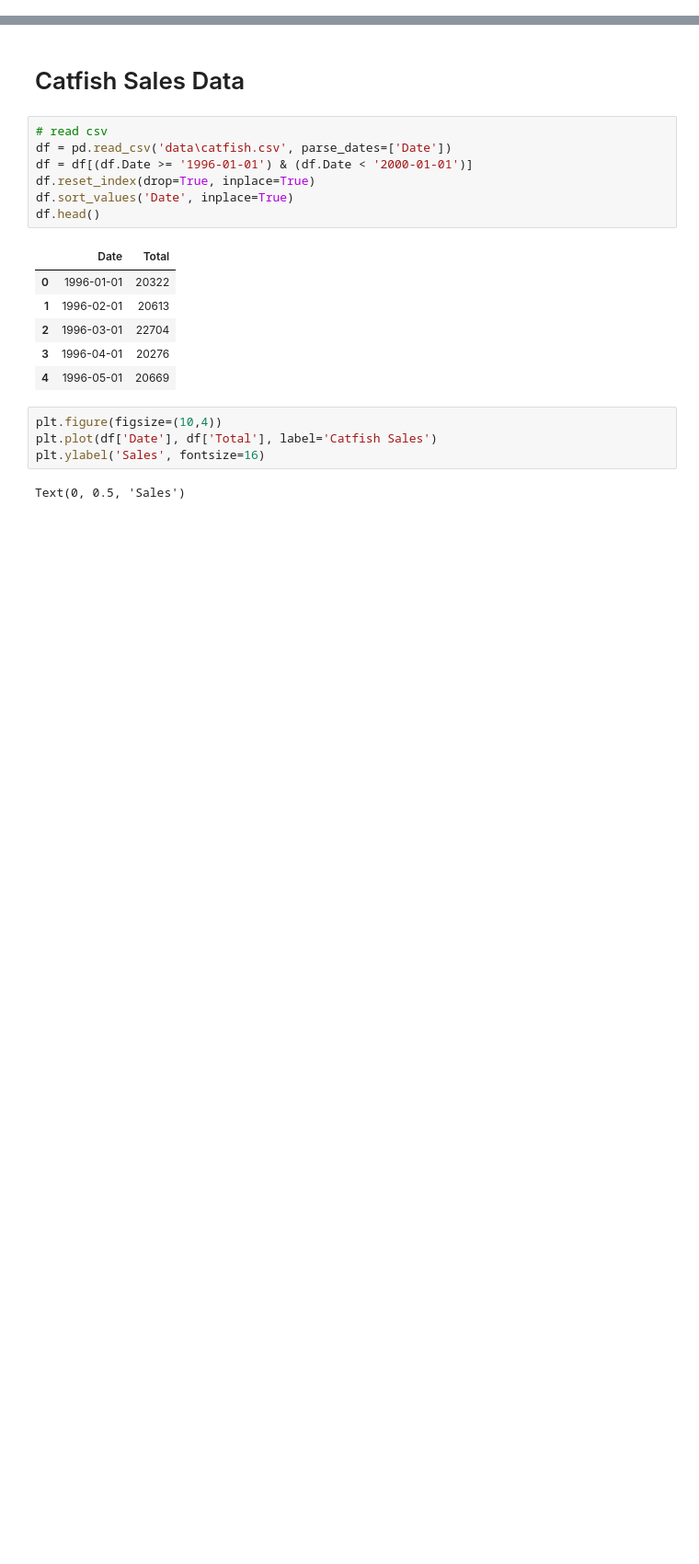
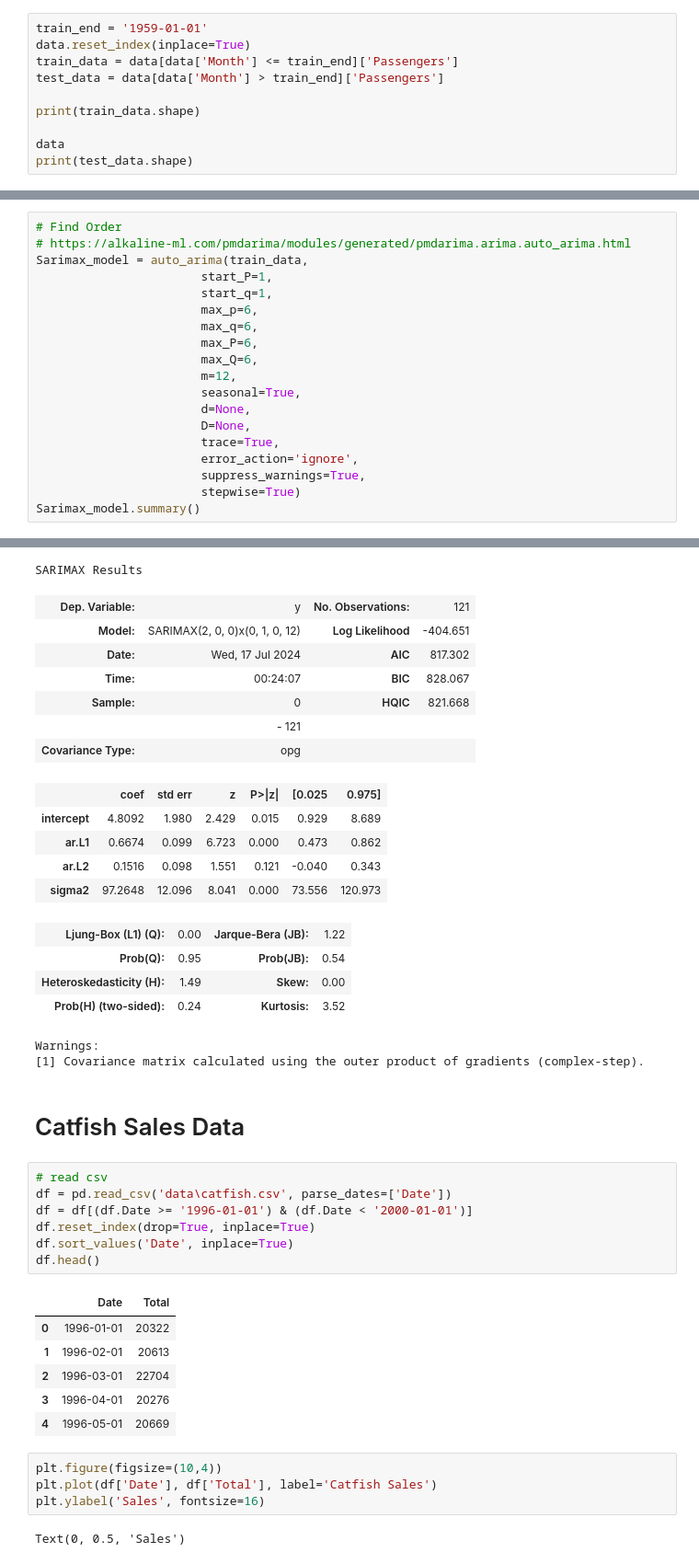
Before and after one commit to SalK91/time_series_101, a Jupyter notebook: 3c_sarmia_model.ipynb, the cells around one changed output, grey strips where cells are left out. Shown: that part at 92% size. Drawn from its saved outputs; the diff is of its cells as text; blank space fills up the shorter version.

```diff
--- a/3c_sarmia_model.ipynb
+++ b/3c_sarmia_model.ipynb
@@ -12,0 +78,10 @@ from time import time
+# %%
+train_end = '1959-01-01'
+data.reset_index(inplace=True)
+train_data = data[data['Month'] <= train_end]['Passengers']
+test_data = data[data['Month'] > train_end]['Passengers']
+
+print(train_data.shape)
+
+data
+print(test_data.shape)
@@ -12,0 +97,20 @@ from time import time
+# %%
+# Find Order
+# https://alkaline-ml.com/pmdarima/modules/generated/pmdarima.arima.auto_arima.html
+Sarimax_model = auto_arima(train_data,
+                       start_P=1,
+                       start_q=1,
+                       max_p=6,
+                       max_q=6,
+                       max_P=6,
+                       max_Q=6,
+                       m=12,
+                       seasonal=True,
+                       d=None,
+                       D=None,
+                       trace=True,
+                       error_action='ignore',
+                       suppress_warnings=True,
+                       stepwise=True)
+Sarimax_model.summary()
+# %% [output]
@@ -13,3 +134,22 @@ from time import time
+SARIMAX Results
+| Dep. Variable: | y | No. Observations: | 121 |
+| Model: | SARIMAX(2, 0, 0)x(0, 1, 0, 12) | Log Likelihood | -404.651 |
+| Date: | Wed, 17 Jul 2024 | AIC | 817.302 |
+| Time: | 00:24:07 | BIC | 828.067 |
+| Sample: | 0 | HQIC | 821.668 |
+|  | - 121 |  |  |
+| Covariance Type: | opg |  |  |
+|  | coef | std err | z | P>|z| | [0.025 | 0.975] |
+| intercept | 4.8092 | 1.980 | 2.429 | 0.015 | 0.929 | 8.689 |
+| ar.L1 | 0.6674 | 0.099 | 6.723 | 0.000 | 0.473 | 0.862 |
+| ar.L2 | 0.1516 | 0.098 | 1.551 | 0.121 | -0.040 | 0.343 |
+| sigma2 | 97.2648 | 12.096 | 8.041 | 0.000 | 73.556 | 120.973 |
+| Ljung-Box (L1) (Q): | 0.00 | Jarque-Bera (JB): | 1.22 |
+| Prob(Q): | 0.95 | Prob(JB): | 0.54 |
+| Heteroskedasticity (H): | 1.49 | Skew: | 0.00 |
+| Prob(H) (two-sided): | 0.24 | Kurtosis: | 3.52 |
+Warnings:
+[1] Covariance matrix calculated using the outer product of gradients (complex-step).
 # %% [markdown]
 # Catfish Sales Data
 # %%
```
Also changed, not shown: parts of 11 cells of this notebook, 2 other files.
